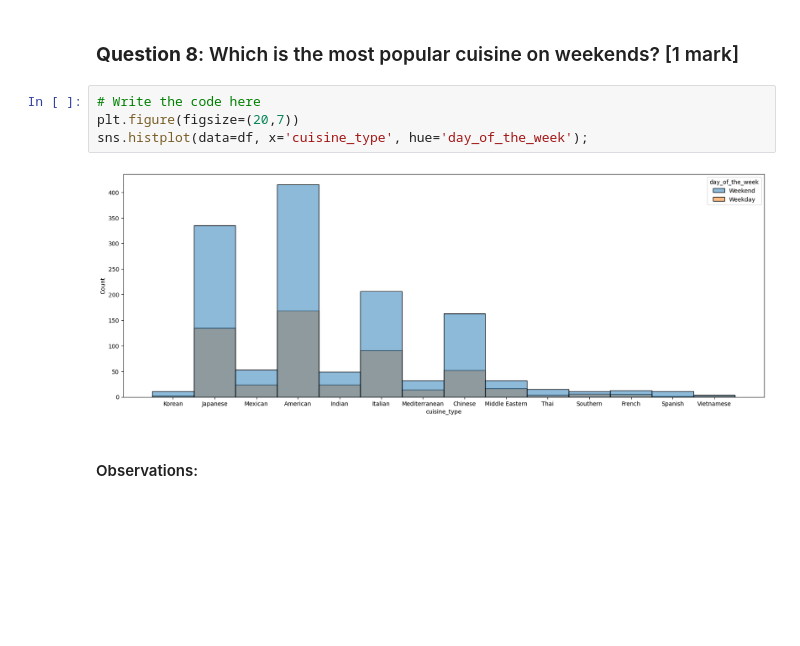
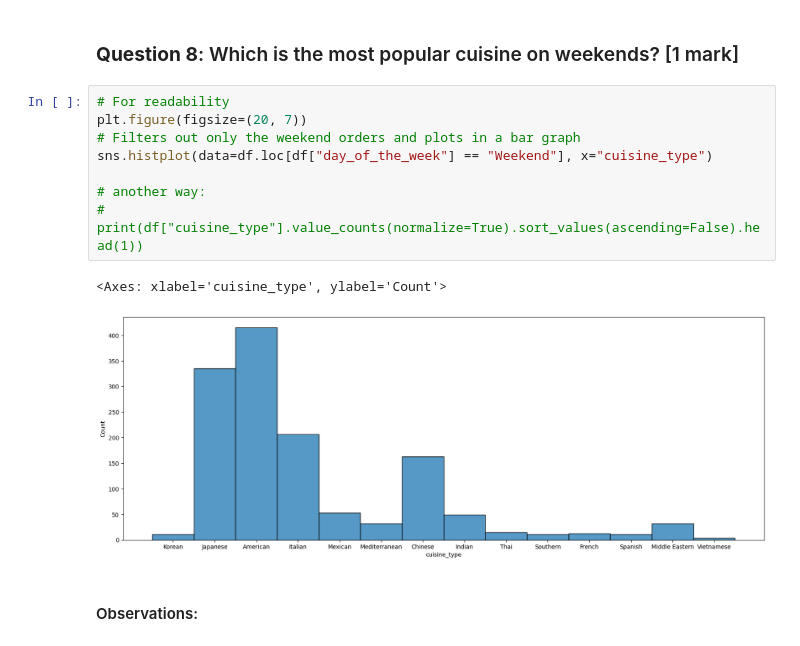
Before and after one commit to NotoriousGOR/learning, a Jupyter notebook: MachineLearningProgram/PythonFoundations/project/PYF_Project_LearnerNotebook_FullCode.ipynb, the cells around one changed output. Saved outputs shown, nothing was run; the diff lists cells and outputs as text; blank space fills up the shorter version.

```diff
--- a/MachineLearningProgram/PythonFoundations/project/PYF_Project_LearnerNotebook_FullCode.ipynb
+++ b/MachineLearningProgram/PythonFoundations/project/PYF_Project_LearnerNotebook_FullCode.ipynb
@@ -199,12 +199,17 @@ sns.histplot(data=df, y='restaurant_name');
 5. Parm
 # %% [markdown]
 ### **Question 8**: Which is the most popular cuisine on weekends? [1 mark]
-# %%
-# Write the code here
-plt.figure(figsize=(20,7))
-sns.histplot(data=df, x='cuisine_type', hue='day_of_the_week');
-# %% [output]
-[figure, removed]
+# %%
+# For readability
+plt.figure(figsize=(20, 7))
+# Filters out only the weekend orders and plots in a bar graph
+sns.histplot(data=df.loc[df["day_of_the_week"] == "Weekend"], x="cuisine_type")
+
+# another way:
+# print(df["cuisine_type"].value_counts(normalize=True).sort_values(ascending=False).head(1))
+# %% [output]
+<Axes: xlabel='cuisine_type', ylabel='Count'>
+[figure, added]
 # %% [markdown]
 #### Observations:
 # %% [markdown]
```
Also changed, not shown: parts of 20 cells of this notebook.
